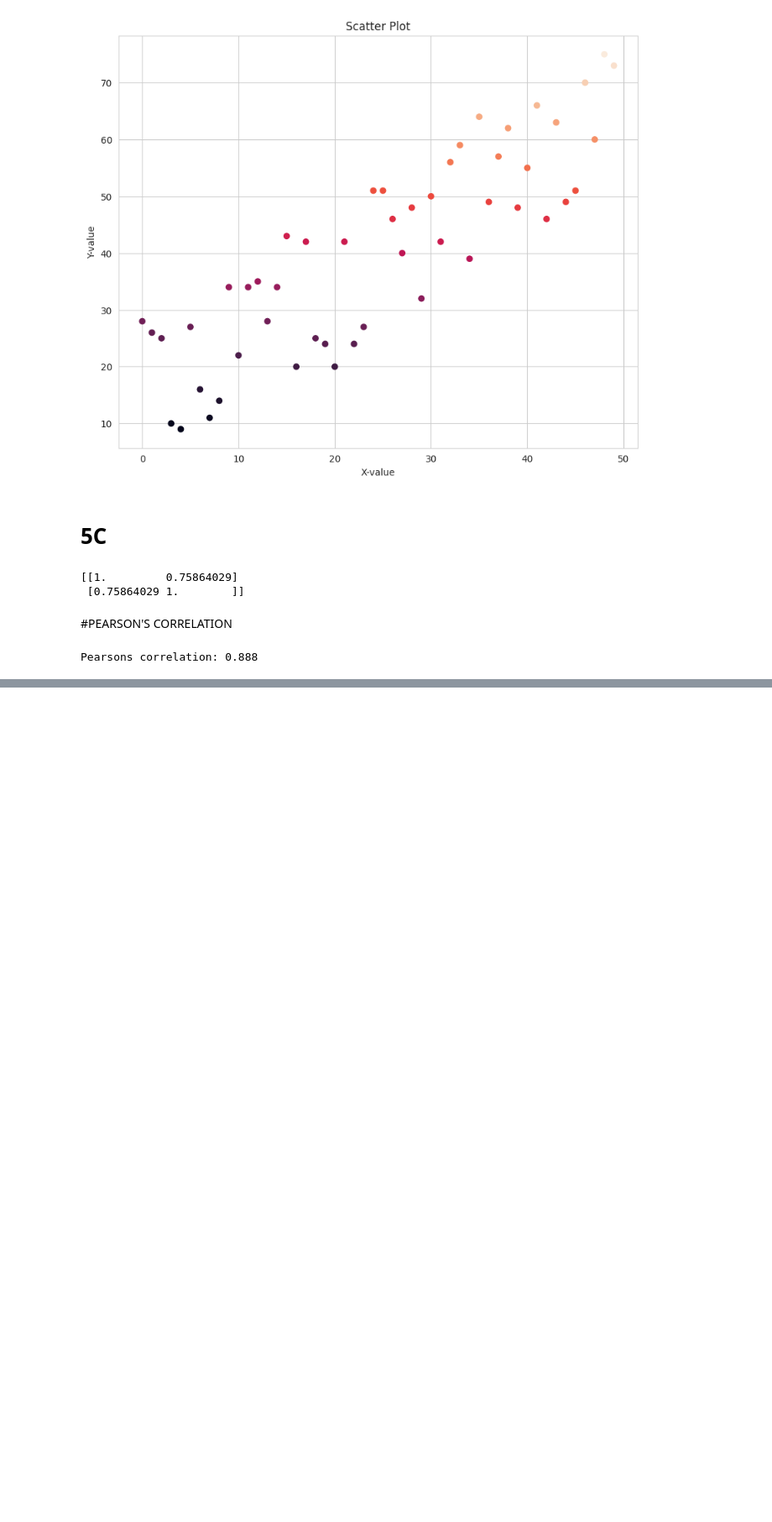
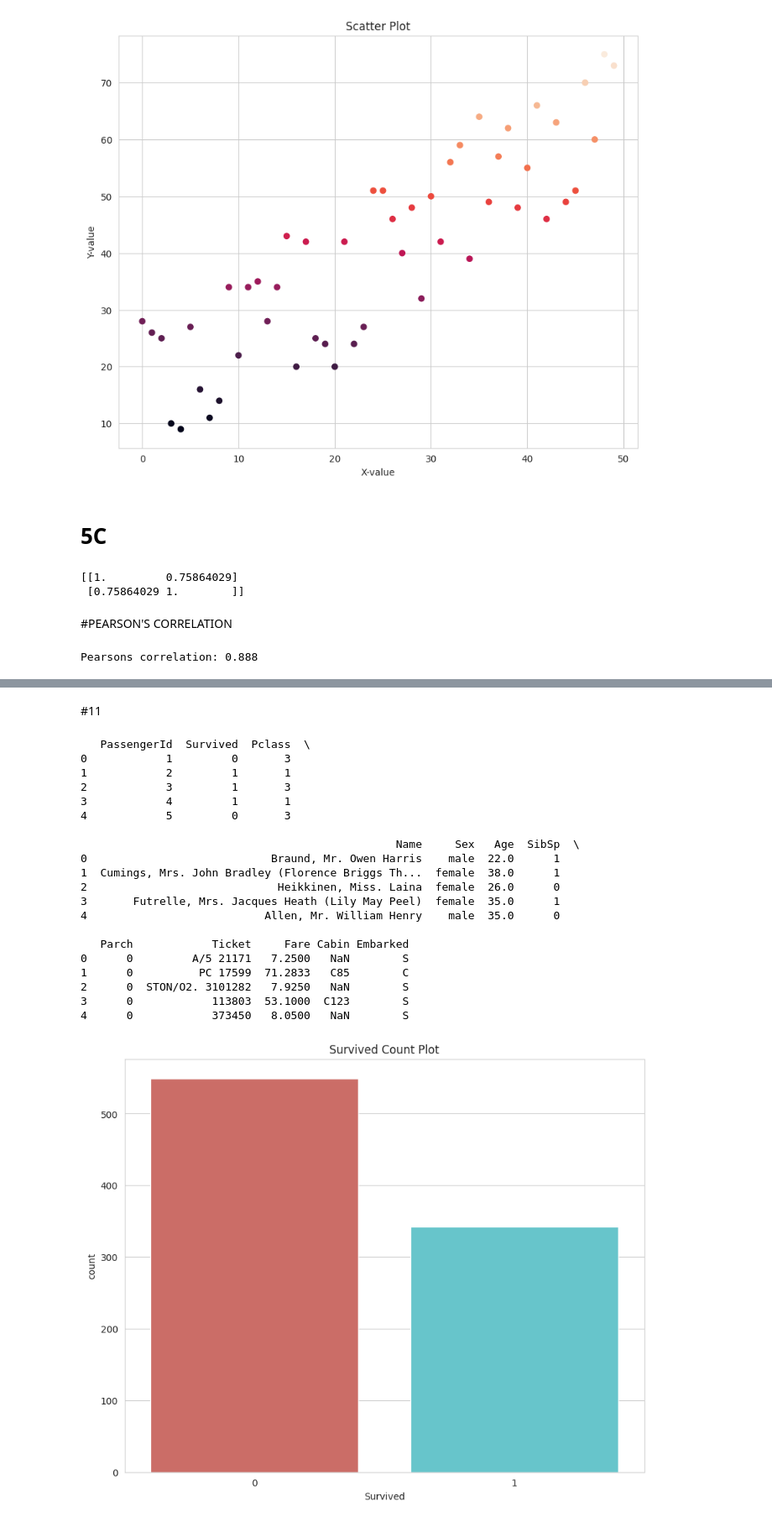
Before and after one commit to mdashrafresearch/911124243058-Sem4, a Jupyter notebook: FDSA.ipynb, the cells around one changed output, grey strips where cells are left out. Shown at 84% size. Cells and saved outputs as stored; diff of their text form; code cells hidden in the pictures; blank space fills up the shorter version.

```diff
--- a/FDSA.ipynb
+++ b/FDSA.ipynb
@@ -563,0 +1030,78 @@ Pearsons correlation: 0.888
+# %% [markdown]
+#11
+# %%
+# -------------------------------
+# IMPORT REQUIRED LIBRARIES
+# -------------------------------
+import numpy as np
+import pandas as pd
+import seaborn as sb
+import matplotlib.pyplot as plt
+from pandas import Series, DataFrame
+from pylab import rcParams
+
+from sklearn import preprocessing
+from sklearn.linear_model import LogisticRegression
+from sklearn.model_selection import train_test_split
+from sklearn import metrics
+from sklearn.metrics import classification_report
+
+# Inline plotting for Jupyter
+%matplotlib inline
+
+# Plotting settings
+rcParams['figure.figsize'] = 10, 8
+sb.set_style('whitegrid')
+
+# -------------------------------
+# LOAD DATASET
+# -------------------------------
+url = 'https://raw.githubusercontent.com/BigDataGal/Python-for-Data-Science/master/titanic-train.csv'
+
+titanic = pd.read_csv(url)
+
+# Fix columns if necessary
+titanic.columns = [
+    'PassengerId','Survived','Pclass','Name','Sex','Age','SibSp','Parch','Ticket','Fare','Cabin','Embarked'
+]
+
+# -------------------------------
+# QUICK EXPLORATION
+# -------------------------------
+# First 5 rows
+print(titanic.head())
+
+# Count plot of Survived
+sb.countplot(x='Survived', data=titanic, palette='hls')
+plt.title("Survived Count Plot")
+plt.show()
+
+# Check for missing values
+print("\nMissing Values per Column:")
+print(titanic.isnull().sum())
+
+# Data types & info
+print("\nDataset Info:")
+titanic.info()
+# %% [output]
+   PassengerId  Survived  Pclass  \
+0            1         0       3
+1            2         1       1
+2            3         1       3
+3            4         1       1
+4            5         0       3
+
+                                                Name     Sex   Age  SibSp  \
+0                            Braund, Mr. Owen Harris    male  22.0      1
+1  Cumings, Mrs. John Bradley (Florence Briggs Th...  female  38.0      1
+2                             Heikkinen, Miss. Laina  female  26.0      0
+3       Futrelle, Mrs. Jacques Heath (Lily May Peel)  female  35.0      1
+4                           Allen, Mr. William Henry    male  35.0      0
+
+   Parch            Ticket     Fare Cabin Embarked
+0      0         A/5 21171   7.2500   NaN        S
+1      0          PC 17599  71.2833   C85        C
+2      0  STON/O2. 3101282   7.9250   NaN        S
+3      0            113803  53.1000  C123        S
+4      0            373450   8.0500   NaN        S
+[figure, added]
```
Also changed, not shown: parts of 24 cells of this notebook.
